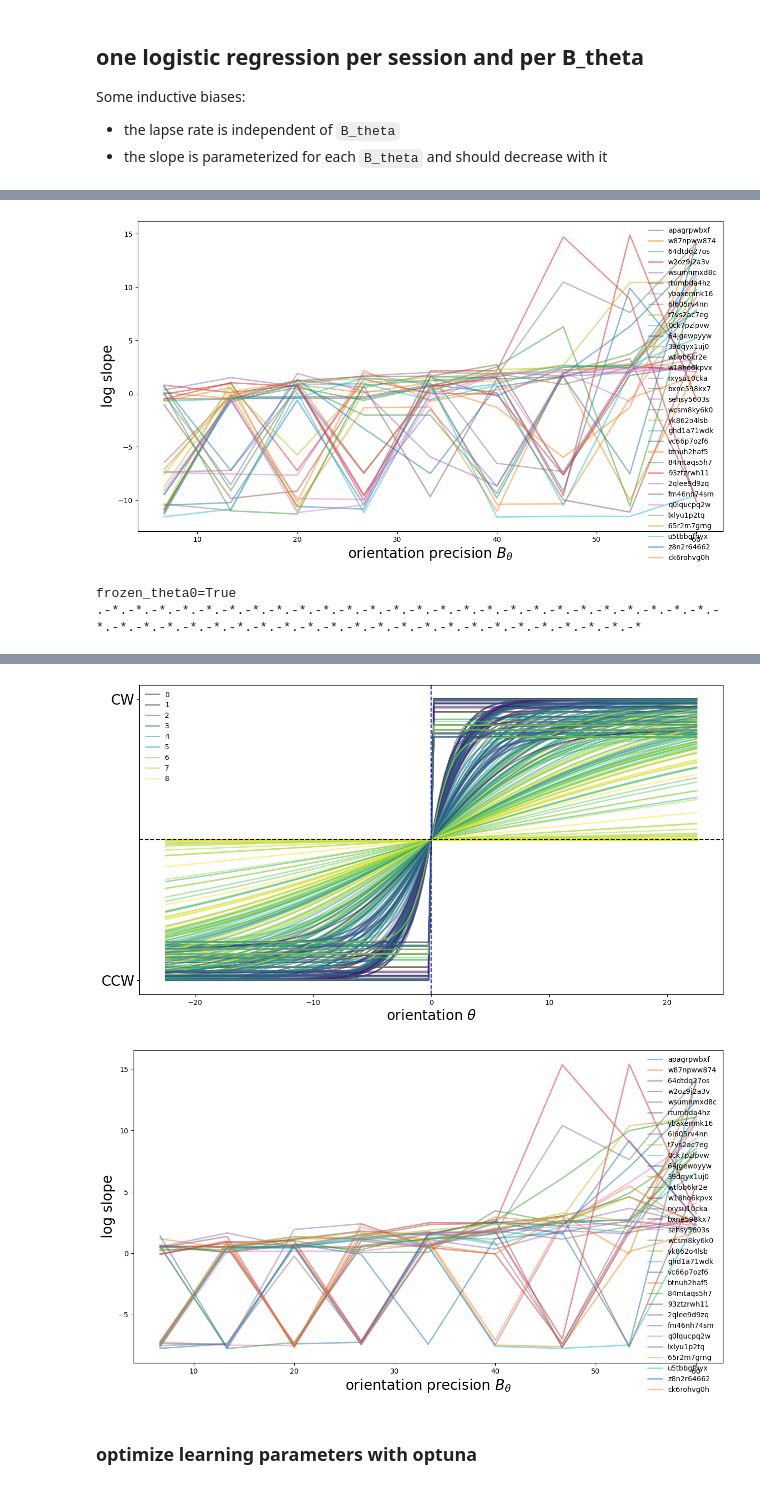
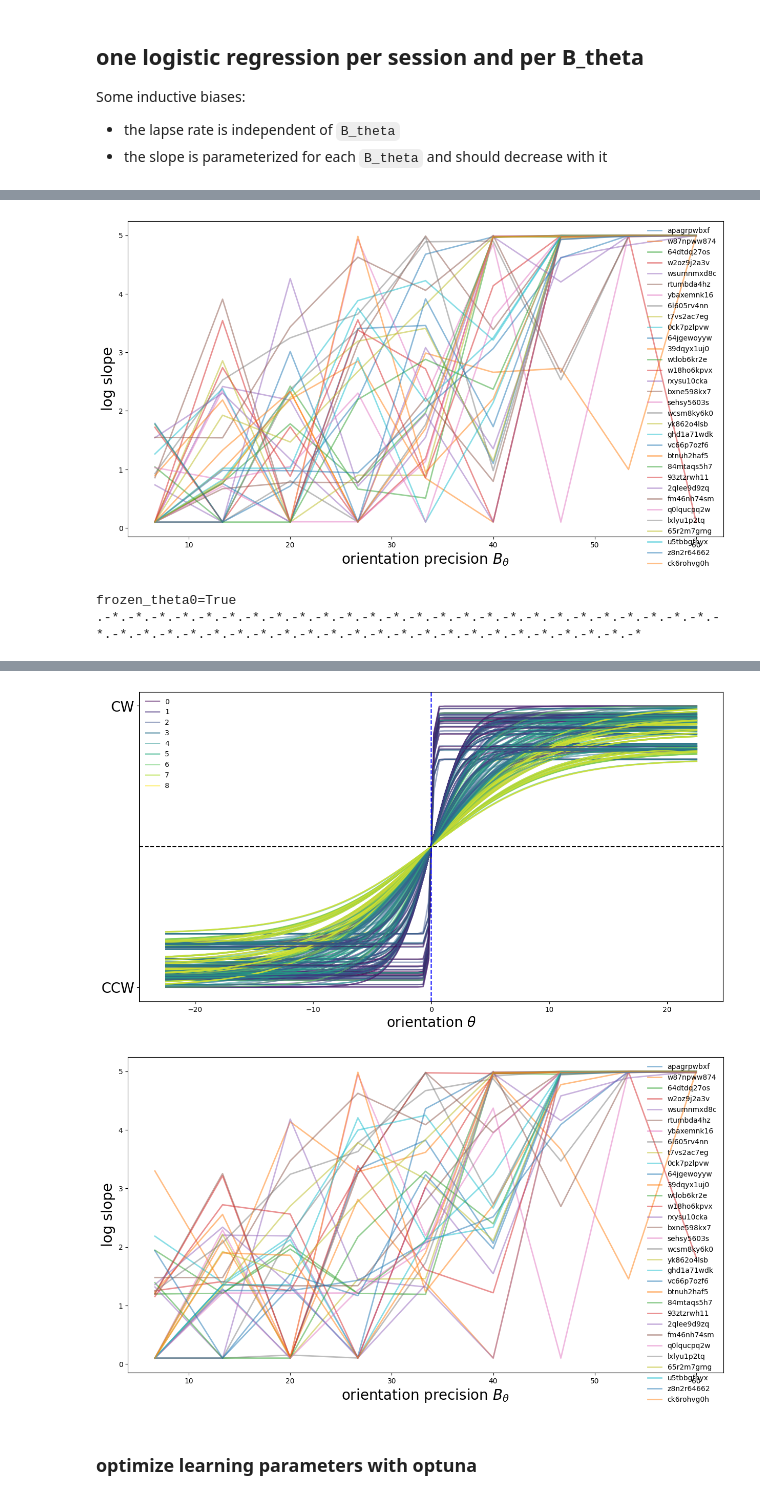
Before and after one commit to laurentperrinet/OEiL_OrientationPrecision, a Jupyter notebook: experiment1_fit-i_B_theta.ipynb, the cells around one changed output, grey strips where cells are left out. Saved outputs shown, nothing was run; the diff lists cells and outputs as text; code cells hidden in the pictures.

Commit message:
Mise à jour de l'expérience avec un échantillonnage plus étroit des thetas, ajout d'images sur disque et ajustement des paramètres d'entraînement.

```diff
--- a/experiment1_fit-i_B_theta.ipynb
+++ b/experiment1_fit-i_B_theta.ipynb
@@ -65,24 +68,27 @@ theta0 = 0.
 frozen_theta0 = True
 # %%
 class LogisticRegressionModel(torch.nn.Module):
-    def __init__(self, logit0=logit0, theta0=theta0, log_wt=log_wt, frozen_theta0=False):
+    def __init__(self, logit0=logit0, theta0=theta0, logit_wt=logit_wt, frozen_theta0=False):
         super(LogisticRegressionModel, self).__init__()
         # self.theta0 = torch.nn.Parameter(theta0 * torch.ones(1))
         self.theta0 = torch.nn.Parameter(torch.tensor(theta0))
         if frozen_theta0: self.theta0.requires_grad = False
         self.logit0 = torch.nn.Parameter(torch.tensor(logit0))
-        self.log_wt = torch.nn.Parameter(torch.tensor(log_wt * torch.ones(len(B_thetas))))
+        self.logit_wt = torch.nn.Parameter(torch.tensor(logit_wt * torch.ones(len(B_thetas))))
+        self.eps = 1 / 10000
+        self.wt_min, self.wt_max = 0.1, 5
 
     def forward(self, theta, i_B_theta):
-        p0 = self.logit0.sigmoid()
-        output = p0 / 2. + (1. - p0) * ((theta-self.theta0)/self.log_wt[i_B_theta].exp()).sigmoid()
+        p0 = self.logit0.sigmoid() + self.eps
+        wt = (self.wt_min + self.logit_wt[i_B_theta].sigmoid() * (self.wt_max - self.wt_min))
+        output = p0 / 2. + (1. - p0) * ((theta-self.theta0)/wt).sigmoid()
         return output
 
 def fit_data(
     theta_trials,
     i_B_theta_trials,
     y,
-    logit0=logit0, theta0=theta0, log_wt=log_wt,
+    logit0=logit0, theta0=theta0, logit_wt=logit_wt,
     learning_rate=learning_rate,
     batch_size=batch_size,
     amsgrad=amsgrad, optimizer=optimizer, frozen_theta0=frozen_theta0,
@@ -99,7 +105,7 @@ def fit_data(
 
     total_loss = torch.log(torch.tensor(2)) # criterion(outputs, labels_)
 
-    logistic_model = LogisticRegressionModel(logit0=logit0, log_wt=log_wt, theta0=theta0, frozen_theta0=frozen_theta0)
+    logistic_model = LogisticRegressionModel(logit0=logit0, logit_wt=logit_wt, theta0=theta0, frozen_theta0=frozen_theta0)
     logistic_model = logistic_model.to(device)
     logistic_model.train()
 
@@ -153,13 +159,16 @@ for frozen_theta0 in [False, True]:
         y = responses[session]
 
         logistic_model, loss = fit_data(theta_trials, i_B_theta_trials, y, frozen_theta0=frozen_theta0, verbose=False)
-        print(f"for {session}, Loss = {loss:.3e} - theta0 = {logistic_model.theta0.item():.2f}°, p0 = {torch.sigmoid(logistic_model.logit0).item():.2e}, slope = {torch.exp(logistic_model.log_wt[-1]).item():.2e}")
+
+        wt = logistic_model.wt_min + logistic_model.logit_wt.sigmoid() * (logistic_model.wt_max - logistic_model.wt_min)
+        print(f"for {session}, Loss = {loss:.3e} - theta0 = {logistic_model.theta0.item():.2f}°, p0 = {torch.sigmoid(logistic_model.logit0).item():.2e}, mean slope = {wt.mean().item():.2e}")
 
         for i_B_theta in range(len(B_thetas)):
             y_values = logistic_model(torch.Tensor(x_values), (i_B_theta*torch.ones_like(torch.Tensor(x_values)).long())).detach().numpy()
             ax.plot(x_values, y_values, color=cmap(norm(i_B_theta)), alpha=0.5, lw=2, label=f'{i_B_theta}' if session==list(responses.keys())[0] else None)
-        ax2.plot(B_thetas, logistic_model.log_wt.detach().numpy(), alpha=0.5, lw=2, label=session)
-        # print(logistic_model.log_wt.detach().numpy())
+        # ax2.plot(B_thetas, logistic_model.logit_wt.detach().numpy(), alpha=0.5, lw=2, label=session)
+        ax2.plot(B_thetas, wt.detach().numpy(), alpha=0.5, lw=2, label=session)
+        # print(logistic_model.logit_wt.detach().numpy())
 
     ax.set_xlabel(r"orientation $\theta$", fontsize=20)
     ax.axhline(.5, color='k', linestyle='--')
@@ -200,3 +209,3 @@ for ck6rohvg0h, Loss = 7.083e-01 - theta0 = -2.03°, p0 = 3.34e-01, slope = 1.90
-[figure, old version]
+[figure, new version]
 frozen_theta0=True
 .-*.-*.-*.-*.-*.-*.-*.-*.-*.-*.-*.-*.-*.-*.-*.-*.-*.-*.-*.-*.-*.-*.-*.-*.-*.-*.-*.-*.-*.-*.-*.-*.-*.-*.-*.-*.-*.-*.-*.-*.-*.-*.-*.-*.-*.-*.-*.-*.-*.-*
@@ -220,5 +229,5 @@ for ck6rohvg0h, Loss = 7.101e-01 - theta0 = 0.00°, p0 = 2.70e-01, slope = 1.06e
-[figure, old version]
+[figure, new version]
-[figure, old version]
+[figure, new version]
 # %% [markdown]
 ### optimize learning parameters with optuna
 # %%
```
Also changed, not shown: parts of 5 cells of this notebook, 3 other files.
